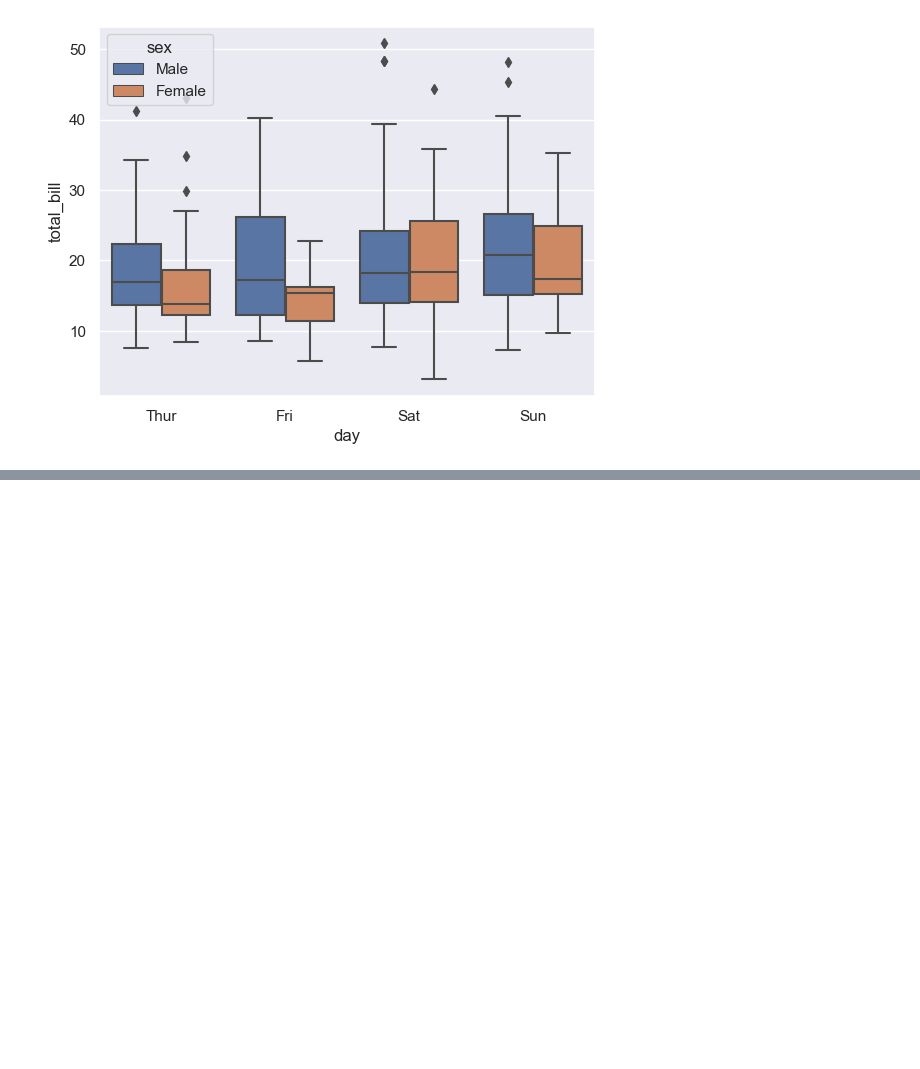
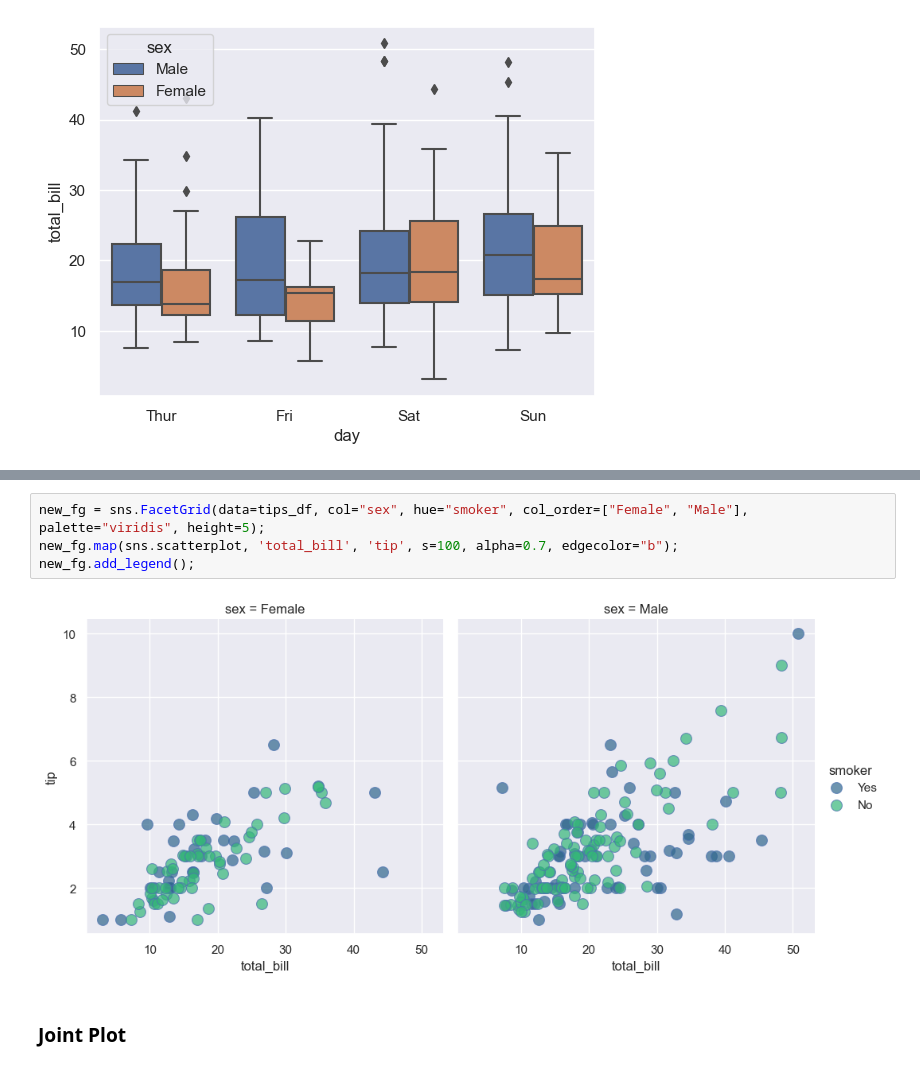
Before and after one commit to Zeann3th/_Data_Science_, a Jupyter notebook: [Data_Science] - Learning_Seaborn.ipynb, the cells around one changed output, grey strips where cells are left out. Saved outputs shown, nothing was run; the diff lists cells and outputs as text; blank space fills up the shorter version.

```diff
--- a/[Data_Science] - Learning_Seaborn.ipynb
+++ b/[Data_Science] - Learning_Seaborn.ipynb
@@ -120,0 +137,8 @@ sns.boxplot(data = tips_df, x ="day", y = "total_bill", hue = "sex");
+# %%
+new_fg = sns.FacetGrid(data=tips_df, col="sex", hue="smoker", col_order=["Female", "Male"], palette="viridis", height=5);
+new_fg.map(sns.scatterplot, 'total_bill', 'tip', s=100, alpha=0.7, edgecolor="b");
+new_fg.add_legend();
+# %% [output]
+[figure, added]
+# %% [markdown]
+### Joint Plot
```
Also changed, not shown: parts of 21 cells of this notebook.
